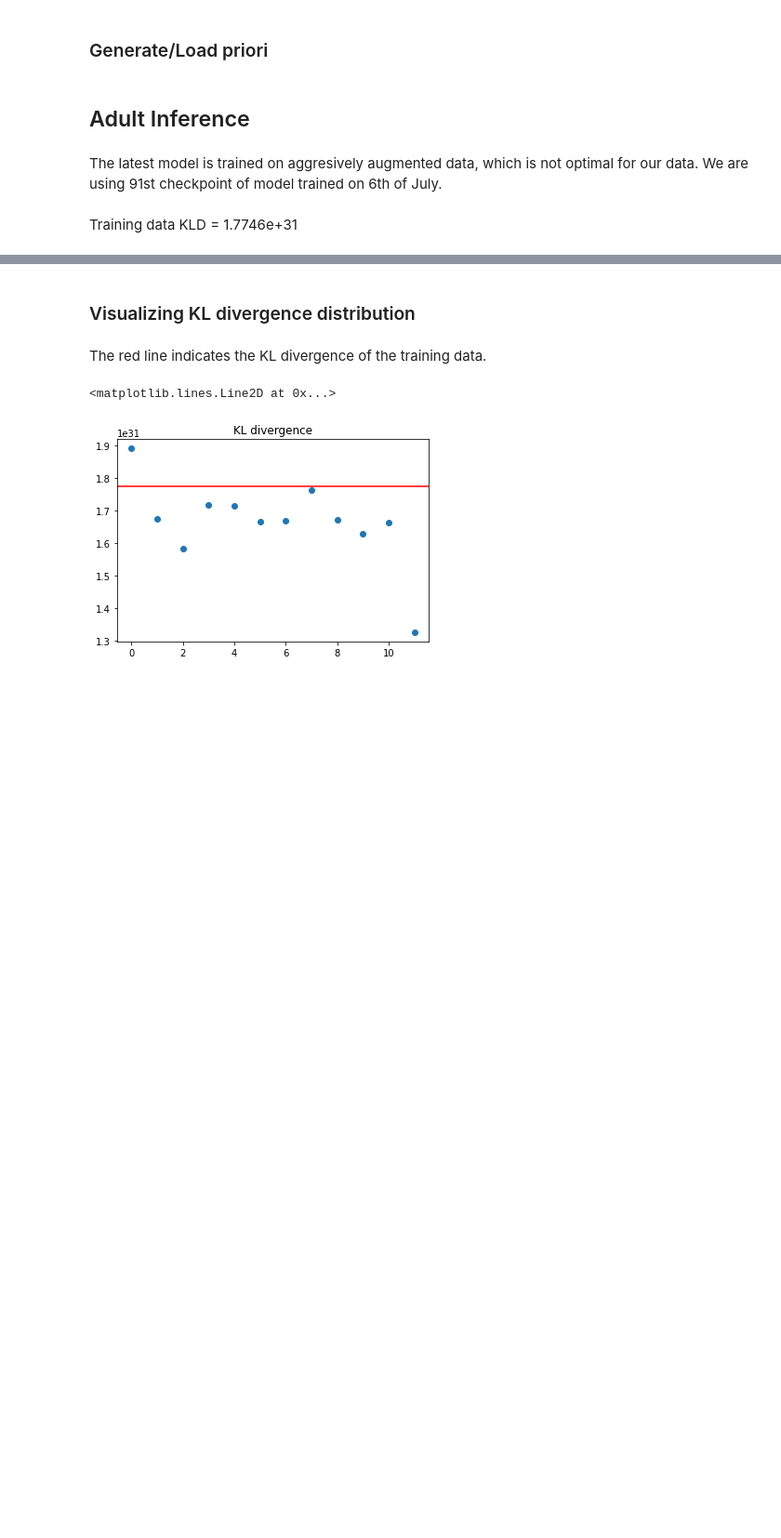
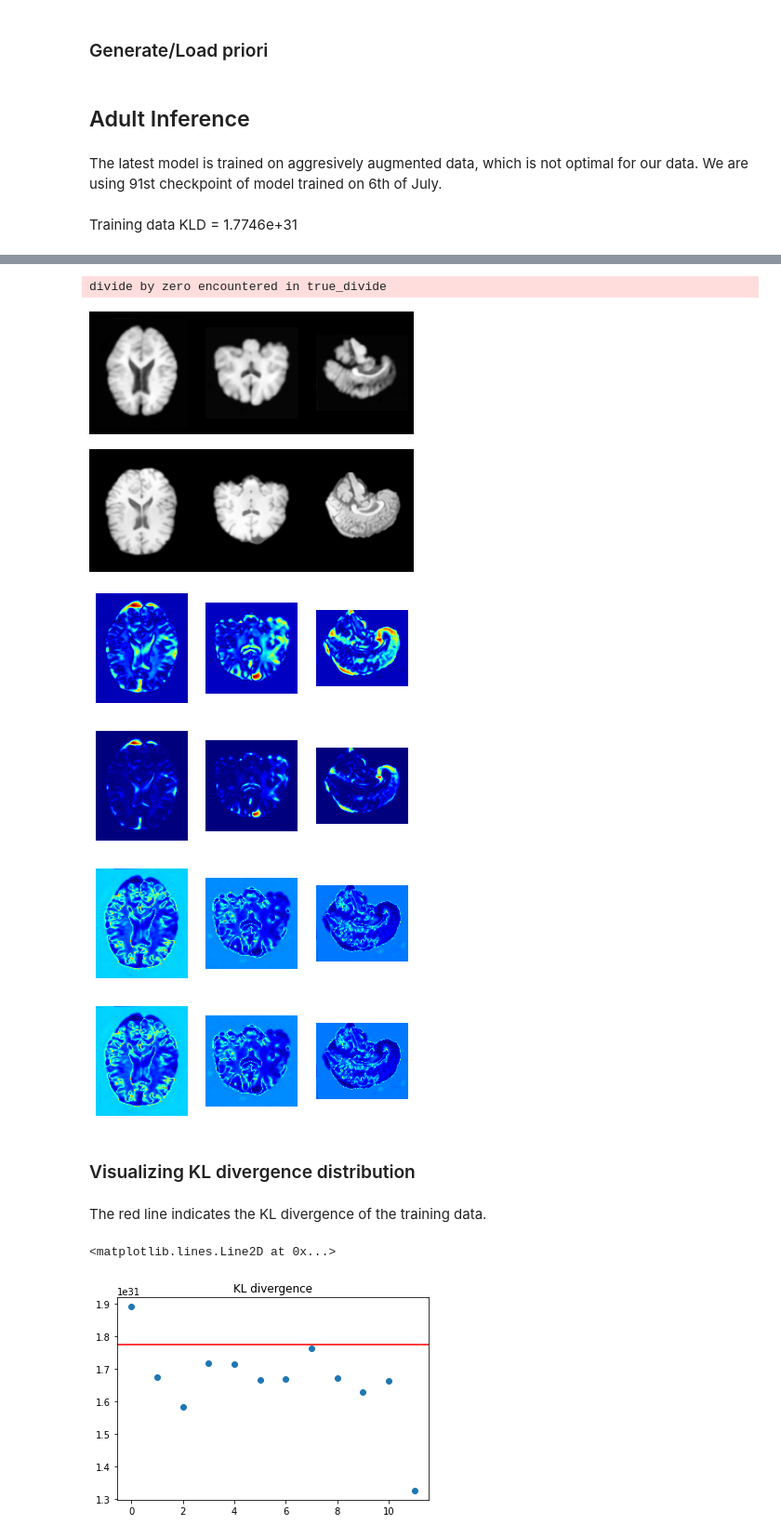
Before and after one commit to ExtremeViscent/SR-UNet, a Jupyter notebook: inference/inference_hyperfine.ipynb, the cells around one changed output, grey strips where cells are left out. Shown at 93% size. Drawn from its saved outputs; the diff is of its cells as text; code cells hidden in the pictures; blank space fills up the shorter version.

```diff
--- a/inference/inference_hyperfine.ipynb
+++ b/inference/inference_hyperfine.ipynb
@@ -166,3 +241,29 @@ kl: 15825389124944164807549642604544.000000
+# %%
+image_010,_ = load_image(mode='sitk',paths=['/media/hdd/viscent/inference_hyperfine/Brown/input_0706/010.nii.gz','/media/hdd/viscent/inference_hyperfine/Brown/input_0706/010.nii.gz'])
+pred_010 = sitk.ReadImage('/home/viscent/hdd/viscent/hyperfine_t1_t2/ADULT_009/siemens/17122019/T1_pred_reg.nii.gz')
+pred_010 = sitk.GetArrayFromImage(pred_010)
+gt_010 = sitk.ReadImage('/home/viscent/hdd/viscent/hyperfine_t1_t2/ADULT_009/siemens/17122019/T1_reg.nii.gz')
+gt_010 = sitk.GetArrayFromImage(gt_010)
+pred_010 = (pred_010 - pred_010.min())/pred_010.std()
+gt_010 = (gt_010-np.min(gt_010))/np.std(gt_010)
+
+
+abse = np.abs(pred_010-gt_010)
+mse = np.square(pred_010-gt_010)
+psnr = 10*np.log10(1/mse)
+display_multiplanar_center(pred_010)
+display_multiplanar_center(gt_010)
+display_multiplanar_color(abse)
+display_multiplanar_color(mse)
+display_multiplanar_color(psnr)
+# %% [output]
+divide by zero encountered in true_divide
+[figure, added]
+[figure, added]
+[figure, added]
+[figure, added]
+[figure, added]
+[figure, added]
 # %% [markdown]
 ### Visualizing KL divergence distribution
 # %% [markdown]
```
Also changed, not shown: parts of 3 cells of this notebook, 8 other files.
